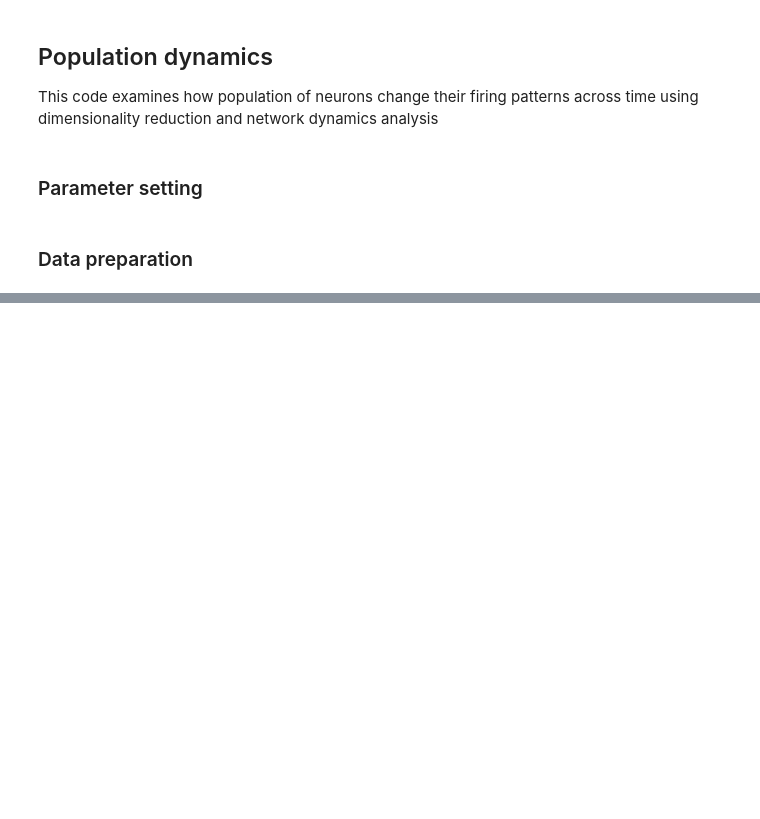
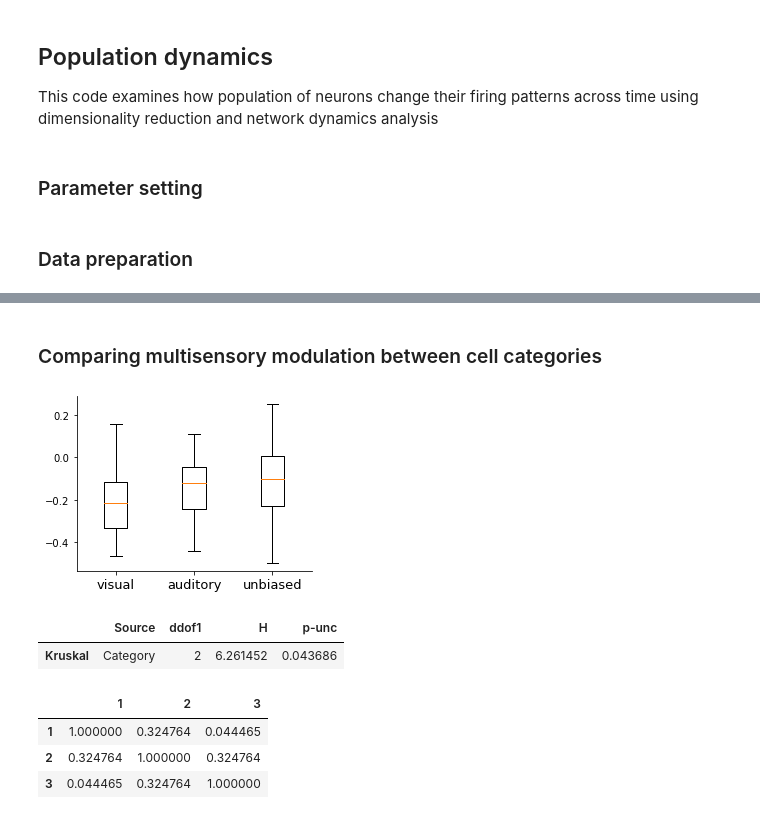
Before and after one commit to heung10/multimodal-object-recognition, a Jupyter notebook: neural/7. Population dynamics.ipynb, the cells around one changed output, grey strips where cells are left out. Drawn from its saved outputs; the diff is of its cells as text; code cells hidden in the pictures; blank space fills up the shorter version.

```diff
--- a/neural/7. Population dynamics.ipynb
+++ b/neural/7. Population dynamics.ipynb
@@ -126,4 +58,0 @@ print(cell_array)
-# %%
-num_obj = np.sum(cell_array,axis=1)
-for i in range(len(rat_list)):
-    print(f'LE{rat_list[i]}: {int(num_obj[i])}')
@@ -209,0 +139,53 @@ fig,ax = plt.subplots()
+# %%
+crit = np.zeros((len(df),2))
+for i in range(len(df)):
+    key = df.loc[i,'key']
+
+    if df.loc[i,'pref_obj'] == 'Boy':
+        shuffle_int = f2[f'{key}/basic_shuffle/beta_coef'][:,2]
+    else:
+        shuffle_int = f2[f'{key}/basic_shuffle/beta_coef'][:,5]
+
+    crit[i,0] = np.percentile(shuffle_int,5)
+    crit[i,1] = np.percentile(shuffle_int,95)
+
+    if df.loc[i,'coef_pref_int'] < crit[i,0]:
+        df.loc[i,'multi'] = 'inhibit'
+    elif df.loc[i,'coef_pref_int'] > crit[i,1]:
+        df.loc[i,'multi'] = 'enhance'
+    else:
+        df.loc[i,'multi'] = 'none'
+# %% [markdown]
+### Comparing multisensory modulation between cell categories
+# %%
+fig,ax = plt.subplots(figsize=(4,3))
+
+x = ['visual','auditory','unbiased']
+y = [df.loc[df['Category']==c,'coef_pref_int'] for c in x]
+ax.boxplot(y);
+ax.set_xticklabels(x, fontsize=13);
+#ax.set_xticks([0, 400, 900]);
+#ax.set_xlabel('Peak selectivity time (ms)', fontsize=13)
+
+plt.tight_layout()
+#plt.savefig(fig_path / 'category_time_boxplot.png', dpi=300,facecolor='white')
+# %% [output]
+[figure, added]
+# %%
+pg.kruskal(data=df, dv='coef_pref_int', between='Category')
+# %% [output]
+|  | Source | ddof1 | H | p-unc |
+| Kruskal | Category | 2 | 6.261452 | 0.043686 |
+# %%
+import scikit_posthocs as sp
+
+data = [df.loc[df['Category']=='visual','coef_pref_int'],
+        df.loc[df['Category']=='auditory','coef_pref_int'],
+        df.loc[df['Category']=='unbiased', 'coef_pref_int']]
+kruskal_posthoc = sp.posthoc_dunn(data, p_adjust = 'simes-hochberg')
+kruskal_posthoc
+# %% [output]
+|  | 1 | 2 | 3 |
+| 1 | 1.000000 | 0.324764 | 0.044465 |
+| 2 | 0.324764 | 1.000000 | 0.324764 |
+| 3 | 0.044465 | 0.324764 | 1.000000 |
```
Also changed, not shown: parts of 26 cells of this notebook, 6 other files.
